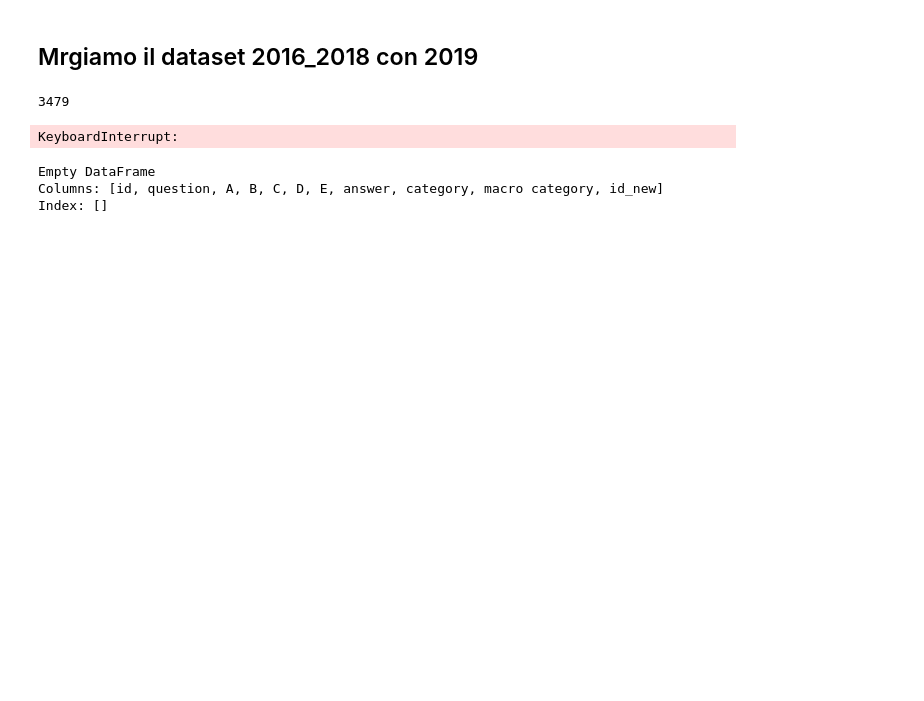
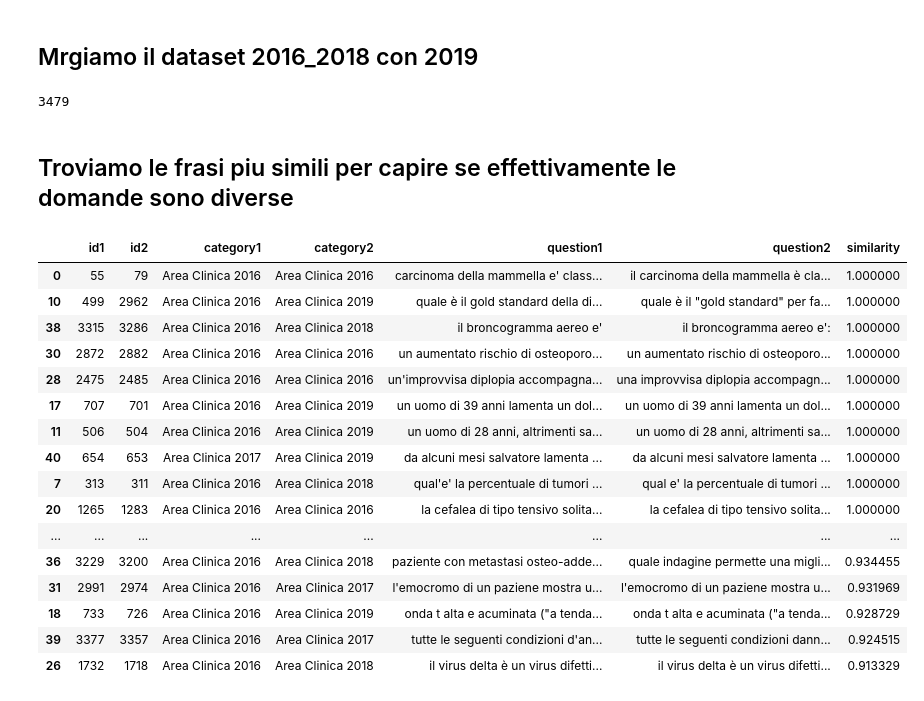
Before and after one commit to nicolobonato97/Big-Data-Analytics, a Jupyter notebook: Progetto Big Data/Area Clinica/pdf_to_csv_clinica.ipynb, the cells around one changed output. Saved outputs shown, nothing was run; the diff lists cells and outputs as text; code cells hidden in the pictures; blank space fills up the shorter version.

```diff
--- a/Progetto Big Data/Area Clinica/pdf_to_csv_clinica.ipynb
+++ b/Progetto Big Data/Area Clinica/pdf_to_csv_clinica.ipynb
@@ -294,7 +299,7 @@ for match in question_pattern.finditer(full_text):
         "D": match.group("D").strip().replace("\n", " "),
         "E": match.group("E").strip().replace("\n", " "),
         "answer": correct,
-        "category": "Area Preclinica 2017",
+        "category": "Area Clinica 2017",
         "macro category": macro_category_from_id(qid)
     })
 # %%
@@ -523,7 +525,7 @@ for match in question_pattern.finditer(full_text):
         "D": match.group("D").strip().replace("\n", " "),
         "E": match.group("E").strip().replace("\n", " "),
         "answer": correct,
-        "category": "Area Preclinica 2018",
+        "category": "Area Clinica 2018",
         "macro category": macro_category_from_id(qid)
     })
 # %%
@@ -721,28 +718,44 @@ df_merged_2016_2019_clinica = df_merged.drop_duplicates(subset=["question"])
 len(df_merged_2016_2019_clinica)
 # %% [output]
 3479
+# %% [markdown]
+## Troviamo le frasi piu simili per capire se effettivamente le domande sono diverse
 # %%
 # ci sono testi che differiscono di pochissimo, magari per errori di battitura, ma bisogna verificare cche siano diversi.
 #utilizziamo fuz
 
 df =df_merged_2016_2019_clinica
 
-soglia = 97
-duplicati_simili = []
+# 3. Calcolo TF-IDF
+with open("stopwords-it.txt", encoding="utf-8") as f:
+    italian_stopwords = f.read().splitlines()
+
+vectorizer = TfidfVectorizer(stop_words=italian_stopwords)
+tfidf_matrix = vectorizer.fit_transform(df["question"])
+
+# 4. Calcolo della similarità del coseno
+cosine_sim = cosine_similarity(tfidf_matrix)
+
+# 5. Estrai coppie con similarità elevata (sopra 0.9)
+soglia = 0.91
+similar_pairs = []
 
 for i in range(len(df)):
     for j in range(i + 1, len(df)):
-        q1 = df.iloc[i]["question"]
-        q2 = df.iloc[j]["question"]
-        score = fuzz.ratio(q1, q2)
+        score = cosine_sim[i, j]
         if score >= soglia:
-            duplicati_simili.append({
-                "similarity": score,
+            similar_pairs.append({
+                "id1": df.iloc[i]["id"],
+                "id2": df.iloc[j]["id"],
+                "category1":df.iloc[i]["category"],
+                "category2":df.iloc[j]["category"],
                 "question1": df.iloc[i]["question"],
-                "question2": df.iloc[j]["question"]
+                "question2": df.iloc[j]["question"],
+                "similarity": score
             })
 
-duplicati_df = pd.DataFrame(duplicati_simili)
-print(duplicati_df.head())
+# 6. Risultato in DataFrame
+similar_df = pd.DataFrame(similar_pairs).sort_values(by="similarity", ascending=False)
+
+# 7. (Opzionale) Salva su CSV
+similar_df.to_csv(file_path("domande_simili_tfidf.csv"), index=False)
-# %% [output]
-KeyboardInterrupt:
@@ -753,8 +762,20 @@ df_merged_2016_2019_preclinica.to_json("area_preclinica_2016_2019.json", orient=
-# %%
-duplicati = df_merged_2016_2019_preclinica[df_merged_2016_2019_preclinica.duplicated(subset=["question"], keep=False)]
-print(duplicati)
-# non ci sono duplicati nelle domande
-# %% [output]
-Empty DataFrame
-Columns: [id, question, A, B, C, D, E, answer, category, macro category, id_new]
-Index: []
+# %%
+similar_df
+# %% [output]
+|  | id1 | id2 | category1 | category2 | question1 | question2 | similarity |
+| 0 | 55 | 79 | Area Clinica 2016 | Area Clinica 2016 | carcinoma della mammella e' class... | il carcinoma della mammella è cla... | 1.000000 |
+| 10 | 499 | 2962 | Area Clinica 2016 | Area Clinica 2019 | quale è il gold standard della di... | quale è il "gold standard" per fa... | 1.000000 |
+| 38 | 3315 | 3286 | Area Clinica 2016 | Area Clinica 2018 | il broncogramma aereo e' | il broncogramma aereo e': | 1.000000 |
+| 30 | 2872 | 2882 | Area Clinica 2016 | Area Clinica 2016 | un aumentato rischio di osteoporo... | un aumentato rischio di osteoporo... | 1.000000 |
+| 28 | 2475 | 2485 | Area Clinica 2016 | Area Clinica 2016 | un'improvvisa diplopia accompagna... | una improvvisa diplopia accompagn... | 1.000000 |
+| 17 | 707 | 701 | Area Clinica 2016 | Area Clinica 2019 | un uomo di 39 anni lamenta un dol... | un uomo di 39 anni lamenta un dol... | 1.000000 |
+| 11 | 506 | 504 | Area Clinica 2016 | Area Clinica 2019 | un uomo di 28 anni, altrimenti sa... | un uomo di 28 anni, altrimenti sa... | 1.000000 |
+| 40 | 654 | 653 | Area Clinica 2017 | Area Clinica 2019 | da alcuni mesi salvatore lamenta ... | da alcuni mesi salvatore lamenta ... | 1.000000 |
+| 7 | 313 | 311 | Area Clinica 2016 | Area Clinica 2018 | qual'e' la percentuale di tumori ... | qual e' la percentuale di tumori ... | 1.000000 |
+| 20 | 1265 | 1283 | Area Clinica 2016 | Area Clinica 2016 | la cefalea di tipo tensivo solita... | la cefalea di tipo tensivo solita... | 1.000000 |
+| ... | ... | ... | ... | ... | ... | ... | ... |
+| 36 | 3229 | 3200 | Area Clinica 2016 | Area Clinica 2018 | paziente con metastasi osteo-adde... | quale indagine permette una migli... | 0.934455 |
+| 31 | 2991 | 2974 | Area Clinica 2016 | Area Clinica 2017 | l'emocromo di un paziene mostra u... | l'emocromo di un paziene mostra u... | 0.931969 |
+| 18 | 733 | 726 | Area Clinica 2016 | Area Clinica 2019 | onda t alta e acuminata ("a tenda... | onda t alta e acuminata ("a tenda... | 0.928729 |
+| 39 | 3377 | 3357 | Area Clinica 2016 | Area Clinica 2017 | tutte le seguenti condizioni d'an... | tutte le seguenti condizioni dann... | 0.924515 |
+| 26 | 1732 | 1718 | Area Clinica 2016 | Area Clinica 2018 | il virus delta è un virus difetti... | il virus delta è un virus difetti... | 0.913329 |
```
Also changed, not shown: parts of 22 cells of this notebook, 22 other files.
